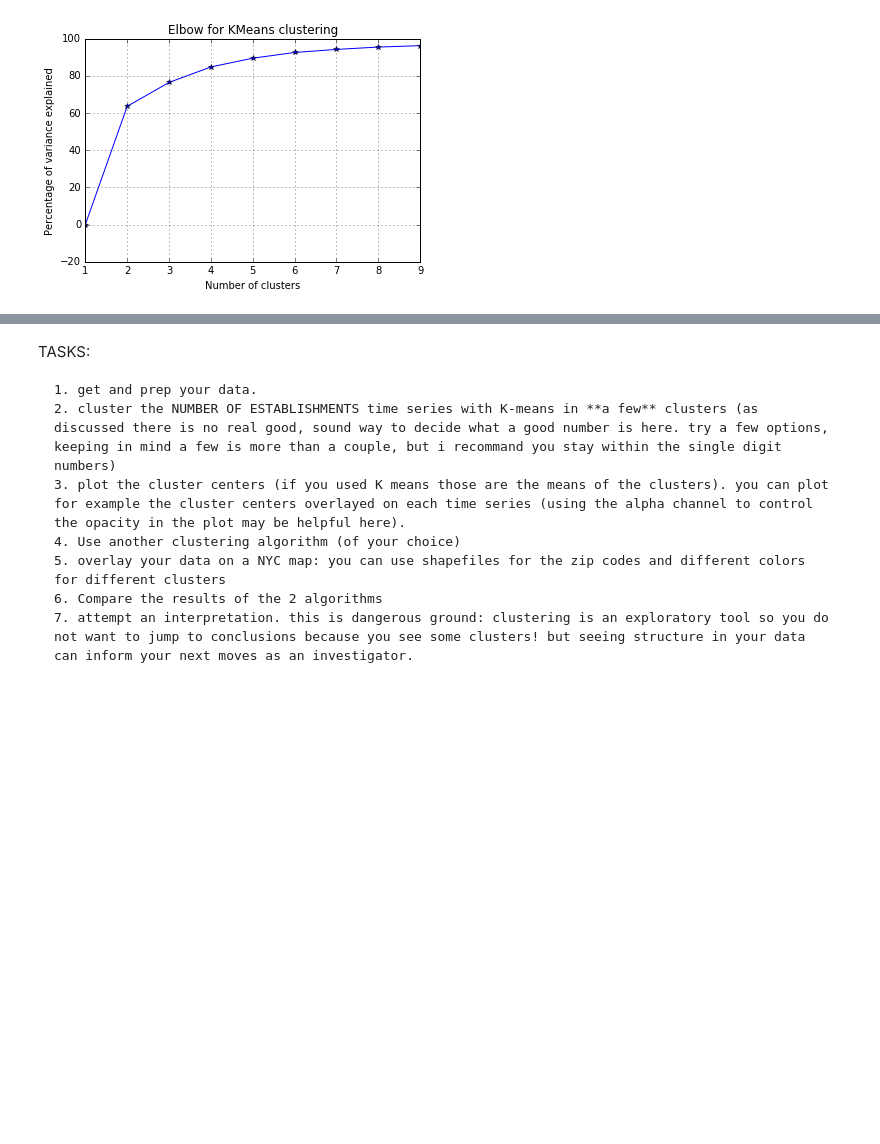
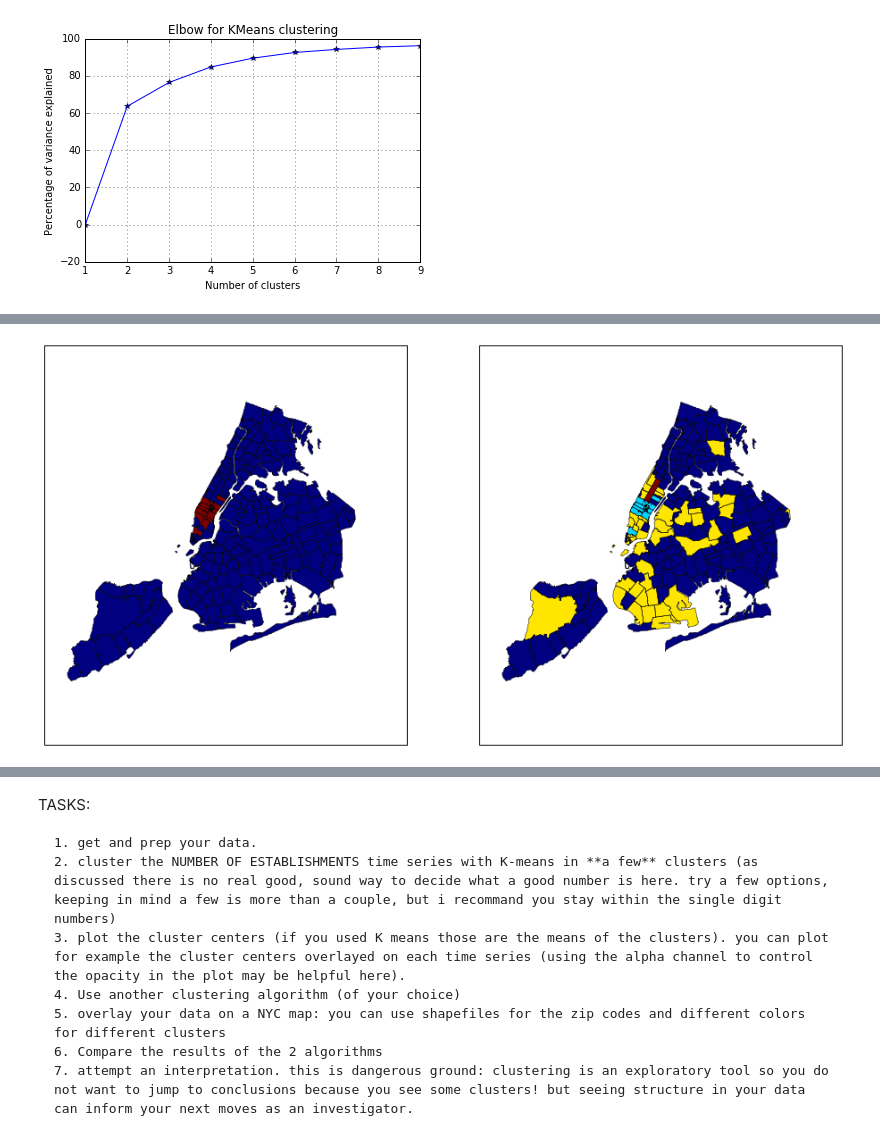
Before and after one commit to alephcero/PUI2016_fdg224, a Jupyter notebook: HW11_fdg224/HW11_2_fdg224.ipynb, the cells around one changed output, grey strips where cells are left out. Drawn from its saved outputs; the diff is of its cells as text; code cells hidden in the pictures; blank space fills up the shorter version.

```diff
--- a/HW11_fdg224/HW11_2_fdg224.ipynb
+++ b/HW11_fdg224/HW11_2_fdg224.ipynb
@@ -229,0 +246,13 @@ mergeData['k4'] = res4.labels_
+# %%
+fig = plt.figure(figsize=(16,8))
+ax1 = fig.add_subplot(1,2,1)
+ax2 = fig.add_subplot(1,2,2)
+
+mergeData.plot(column = 'k2', alpha=1,linewidth=0.5,ax=ax1)
+mergeData.plot(column = 'k4', alpha=1,linewidth=0.5,ax=ax2)
+ax1.get_xaxis().set_visible(False)
+ax1.get_yaxis().set_visible(False)
+ax2.get_xaxis().set_visible(False)
+ax2.get_yaxis().set_visible(False)
+# %% [output]
+[figure, added]
```
Also changed, not shown: parts of 4 cells of this notebook.
